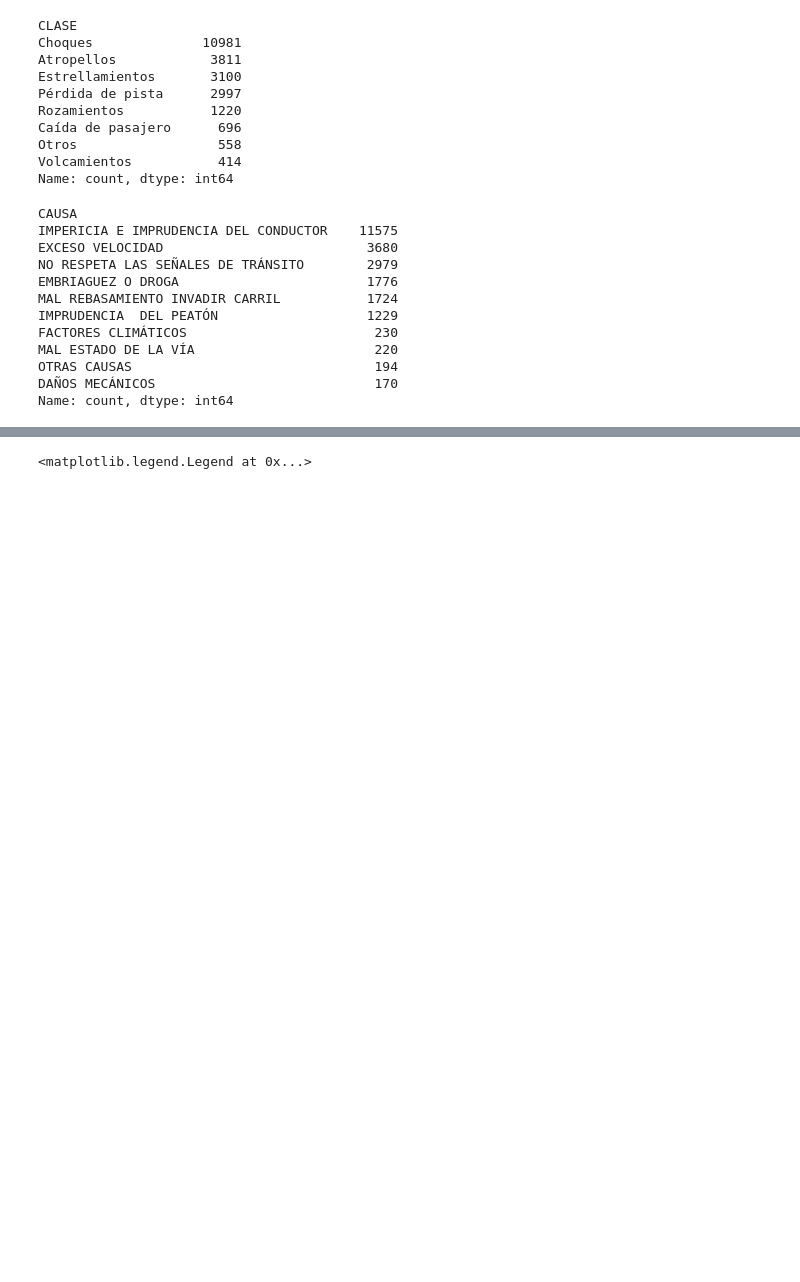
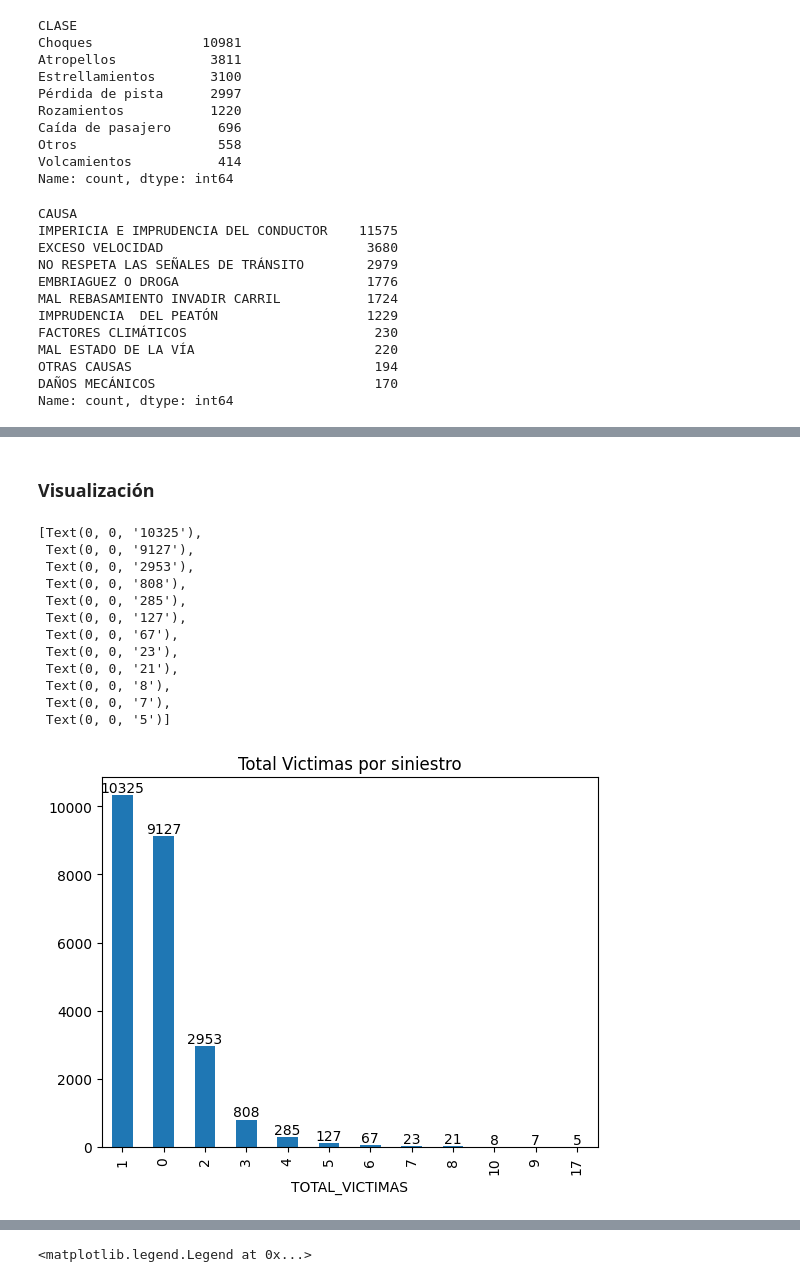
Before and after one commit to DaColcha/proyecto-BI, a Jupyter notebook: data-preprocess.ipynb, the cells around one changed output, grey strips where cells are left out. Drawn from its saved outputs; the diff is of its cells as text; code cells hidden in the pictures; blank space fills up the shorter version.

```diff
--- a/data-preprocess.ipynb
+++ b/data-preprocess.ipynb
@@ -171,0 +177,22 @@ data_labels.head()
+# %% [markdown]
+### Visualización
+# %%
+total_vict_data = data_labels["TOTAL_VICTIMAS"].value_counts().sort_index()
+fig = total_vict_data.sort_values(ascending=False).head(12).plot(kind='bar')
+
+plt.title('Total Victimas por siniestro')
+plt.bar_label(fig.containers[0])
+# %% [output]
+[Text(0, 0, '10325'),
+ Text(0, 0, '9127'),
+ Text(0, 0, '2953'),
+ Text(0, 0, '808'),
+ Text(0, 0, '285'),
+ Text(0, 0, '127'),
+ Text(0, 0, '67'),
+ Text(0, 0, '23'),
+ Text(0, 0, '21'),
+ Text(0, 0, '8'),
+ Text(0, 0, '7'),
+ Text(0, 0, '5')]
+[figure, added]
```
Also changed, not shown: parts of 33 cells of this notebook, 2 other files.
